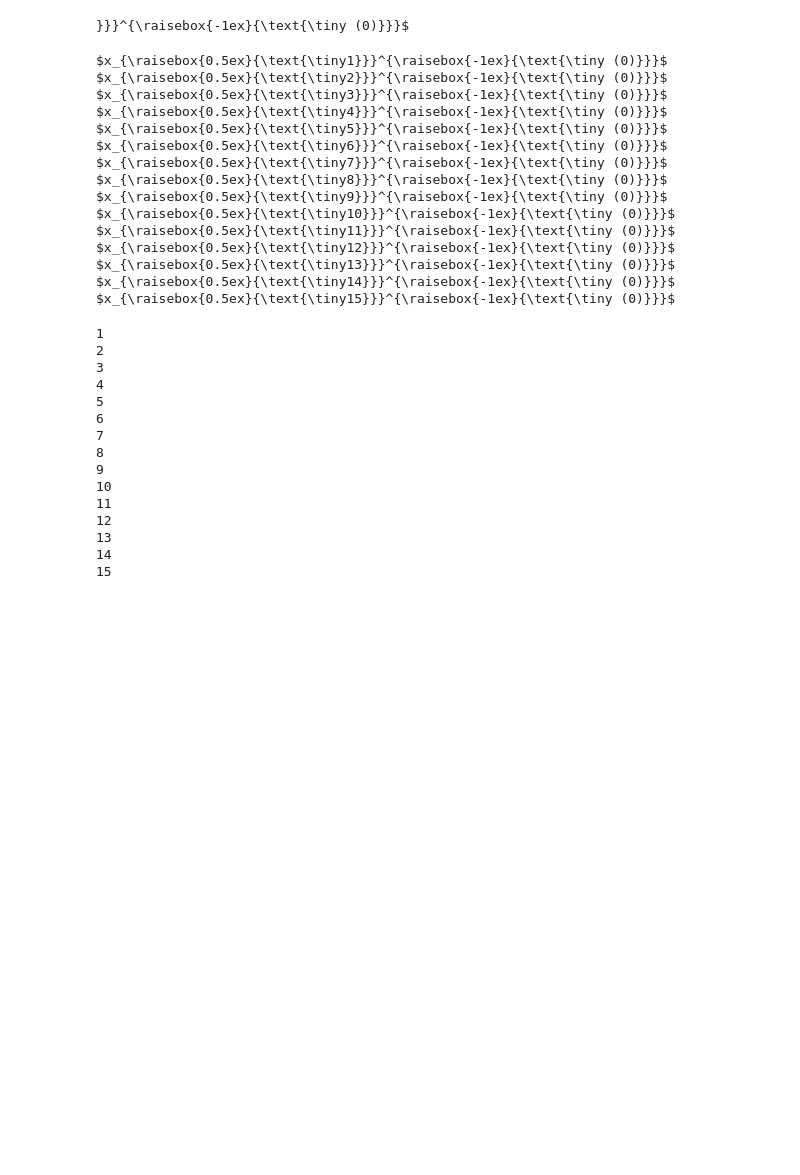
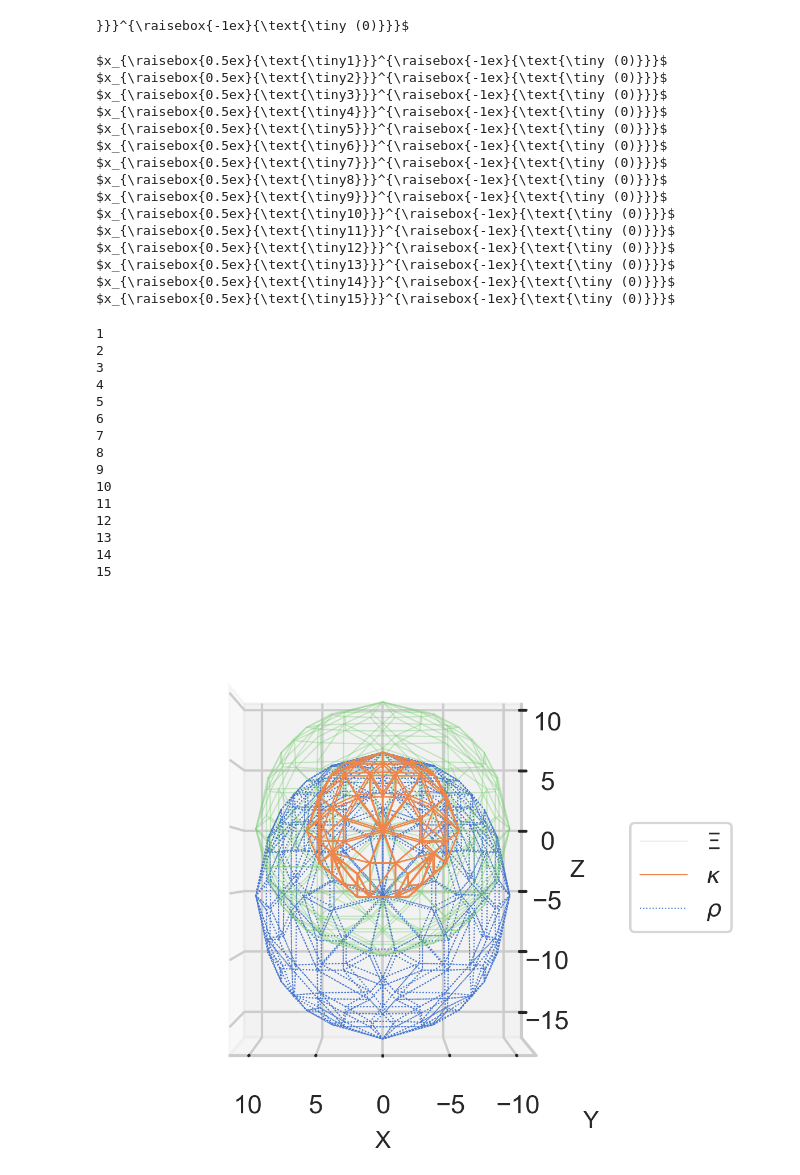
Before and after one commit to rc33051/MPhys-Code, a Jupyter notebook: Workbook_26_March.ipynb, the cells around one changed output. Saved outputs shown, nothing was run; the diff lists cells and outputs as text; code cells hidden in the pictures; blank space fills up the shorter version.

```diff
--- a/Workbook_26_March.ipynb
+++ b/Workbook_26_March.ipynb
@@ -264,3 +438,99 @@ for i in range(1,16):
 13
 14
 15
+# %%
+import numpy as np
+import matplotlib.pyplot as plt
+from mpl_toolkits.mplot3d import axes3d
+from scipy.spatial import ConvexHull
+import seaborn as sns
+
+def graph_LT(q_2_star=1.5, cutoff=9, d = np.array([0,0,0]), ML = 4):
+    sns.set(style="whitegrid")
+    sns.set_palette('muted')
+    d_scalar = np.linalg.norm(d)
+
+
+    m_tilde_sq = (ML/np.pi)**2
+    #do better here
+    if d_scalar:
+        beta_norm = d/np.linalg.norm(d)
+        beta = d_scalar/np.sqrt(d_scalar**2 + 4*q_2_star + m_tilde_sq)
+        gamma = 1/np.sqrt(1-beta**2)
+    else:
+        beta = 0
+        gamma = 1
+        beta_norm = d
+
+
+    #create spherical shell containing the n vectors
+    rng = np.arange(-int(np.sqrt(cutoff))-1, int(np.sqrt(cutoff))+2)
+    res = (rng[:,np.newaxis, np.newaxis]**2+rng[np.newaxis,:,np.newaxis]**2+rng[np.newaxis,np.newaxis,:]**2)
+    X,Y,Z = np.meshgrid(rng,rng,rng, indexing = 'ij')
+    coords = np.stack((X,Y,Z), axis=3)
+    r = coords[res<=cutoff]
+
+    ####### parallel and perp components of r
+    r_2 = np.einsum("ij,ij->i", r,r)
+    r_parallel  = np.einsum("ij,j->i", r, beta_norm)
+    r_perp = r- r_parallel[:,np.newaxis]*beta_norm
+
+    r_perp_sq = r_2 -r_parallel**2
+    omega_r = np.sqrt(r_2+m_tilde_sq/4)
+    r_star_parallel = gamma*(r_parallel-omega_r*beta)
+    r_star = r_star_parallel[:,np.newaxis]*beta_norm + r_perp
+    r_star_2 = np.einsum("ij,ij->i", r_star,r_star)
+
+    #3d plot of r_star
+    fig = plt.figure(figsize=(5,4), dpi=300)
+    ax = fig.add_subplot(111, projection='3d')
+    #set view on xy plane
+    ax.view_init(elev=0, azim=90)
+    #set equal aspect ratio for 3d plot
+
+    #do using plot trisurf
+    kappa = gamma*(np.sqrt(cutoff) - beta*np.sqrt(cutoff + 1/4*m_tilde_sq))
+    r_star_bounded = r_star[r_star_2<=kappa**2]
+
+    # Create Convex Hull for r_star
+    hull_r_star = ConvexHull(r_star)
+    hull_r = ConvexHull(r)
+    hull_r_star_bounded = ConvexHull(r_star_bounded)
+
+
+    # Plot the bounding surface for r_star
+    for s in hull_r_star.simplices:
+        s = np.append(s, s[0])  # Close the loop
+        ax.plot(r_star[s, 0], r_star[s, 1], r_star[s, 2], ":", color="C0", linewidth=0.5, label = "$\\rho$")
+
+    # Plot the bounding surface for r
+
+    for s in hull_r.simplices:
+        s = np.append(s, s[0])  # Close the loop
+        ax.plot(r[s, 0], r[s, 1], r[s, 2], "-",color = "C2",linewidth=0.5, alpha = 0.2, label="$\Xi$")
+
+
+    # Plot the bounding surface for r_star_bounded
+    for s in hull_r_star_bounded.simplices:
+        s = np.append(s, s[0])  # Close the loop
+        ax.plot(r_star_bounded[s, 0], r_star_bounded[s, 1], r_star_bounded[s, 2] , "-", color = "C1" ,linewidth=0.5,label="$\kappa$")
+
+    handles, labels = plt.gca().get_legend_handles_labels()
+    ax.set_aspect('equal')
+    ax.set_xlabel('X', fontsize=10)
+    ax.set_ylabel('Y', fontsize=10)
+    ax.set_zlabel('Z', fontsize=10)
+
+    ax.set_yticks([])
+
+    #create suitable title
+    #plt.title("Bounding Surfaces for $x = {}$, $d = {}$, $\Xi = {}$, $\\kappa = {}$".format(q_2_star, d, round(np.sqrt(cutoff)), round(kappa, 2)))
+
+    labels, ids = np.unique(labels, return_index=True)
+    handles = [handles[i] for i in ids]
+    plt.legend(handles, labels, loc='center right',  bbox_to_anchor=(1.2, 0.5), fontsize=10)
+    plt.show()
+
+graph_LT(0.5,1e2, d=np.array([0,0,1]))
+# %% [output]
+[figure, added]
```
Also changed, not shown: parts of 23 cells of this notebook, 4 other files.
